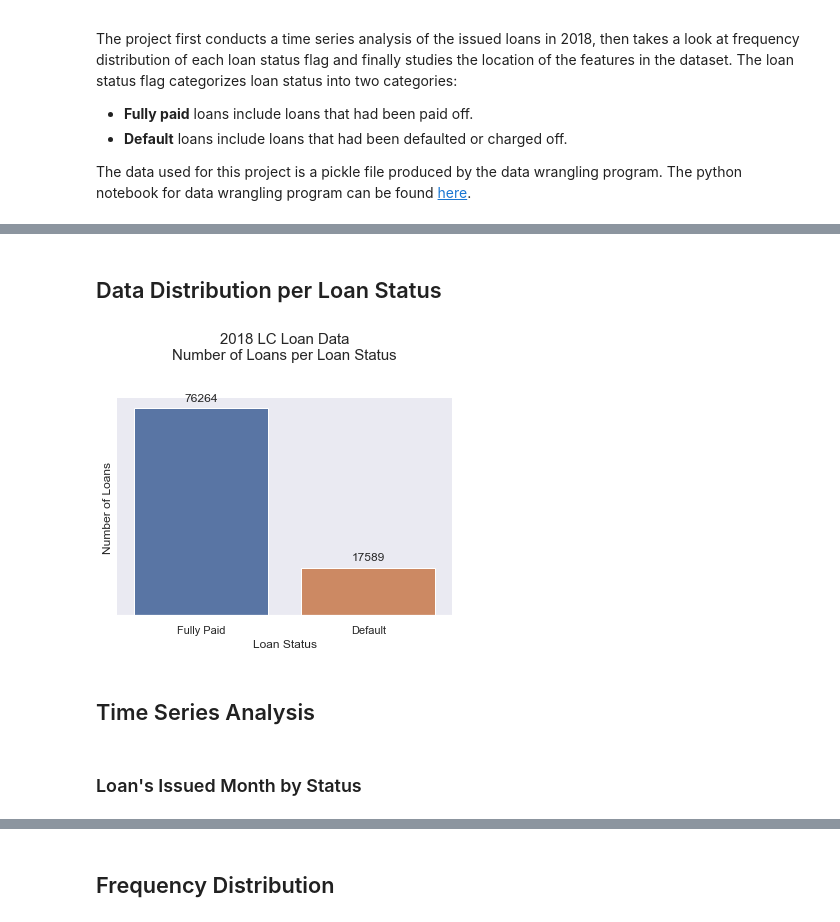
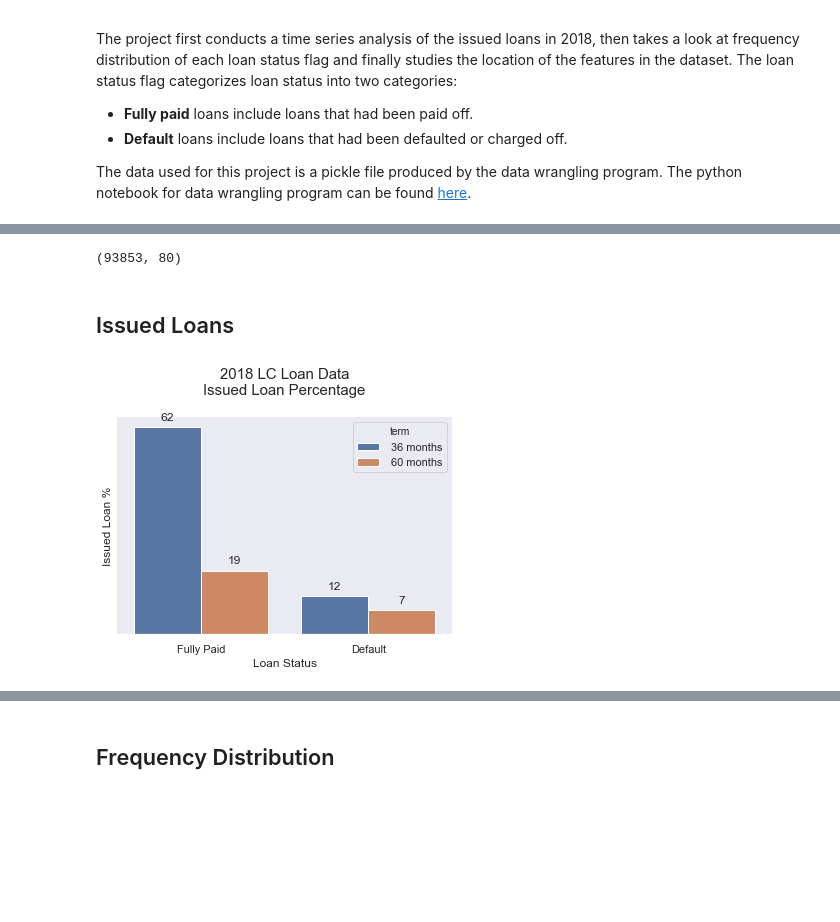
Before and after one commit to nphan20181/Loan-Default-Prediction, a Jupyter notebook: lc_loan_data_story.ipynb, the cells around one changed output, grey strips where cells are left out. Saved outputs shown, nothing was run; the diff lists cells and outputs as text; code cells hidden in the pictures; blank space fills up the shorter version.

```diff
--- a/lc_loan_data_story.ipynb
+++ b/lc_loan_data_story.ipynb
@@ -32,15 +32,19 @@ df.head()
-# %% [markdown]
-## Data Distribution per Loan Status
+# %%
+df.shape
+# %% [output]
+(93853, 80)
+# %% [markdown]
+## Issued Loans
 # %%
-ax = sns.countplot(x='loan_status_flag', data=df)
+#ax = sns.countplot(x='loan_status_flag', data=df)
+ax = sns.barplot(x="loan_status_flag", y="loan_status_flag", hue='term', data=df,
+                 estimator=lambda x: len(x) / len(df) * 100, orient='v')
 gp.annotate_plot(ax)
 gp.hide_borders(ax, ['top', 'right', 'left'])   # hide top and right borders
 ax.get_yaxis().set_ticks([])
 ax.get_yaxis().set_ticklabels([])
-plt.ylabel('Number of Loans')
+plt.ylabel('Issued Loan %')
 _ = plt.xlabel('Loan Status')
-_ = plt.title('2018 LC Loan Data\nNumber of Loans per Loan Status\n\n', size=15)
+_ = plt.title('2018 LC Loan Data\nIssued Loan Percentage\n', size=15)
 # %% [output]
-[figure, old version]
+[figure, new version]
-# %% [markdown]
-## Time Series Analysis
@@ -61,2 +50,0 @@ def prep_n_plot(df_in, col_name, title):
-# %% [markdown]
-### Loan's Issued Month by Status
```
Also changed, not shown: parts of 11 cells of this notebook, 1 other file.
